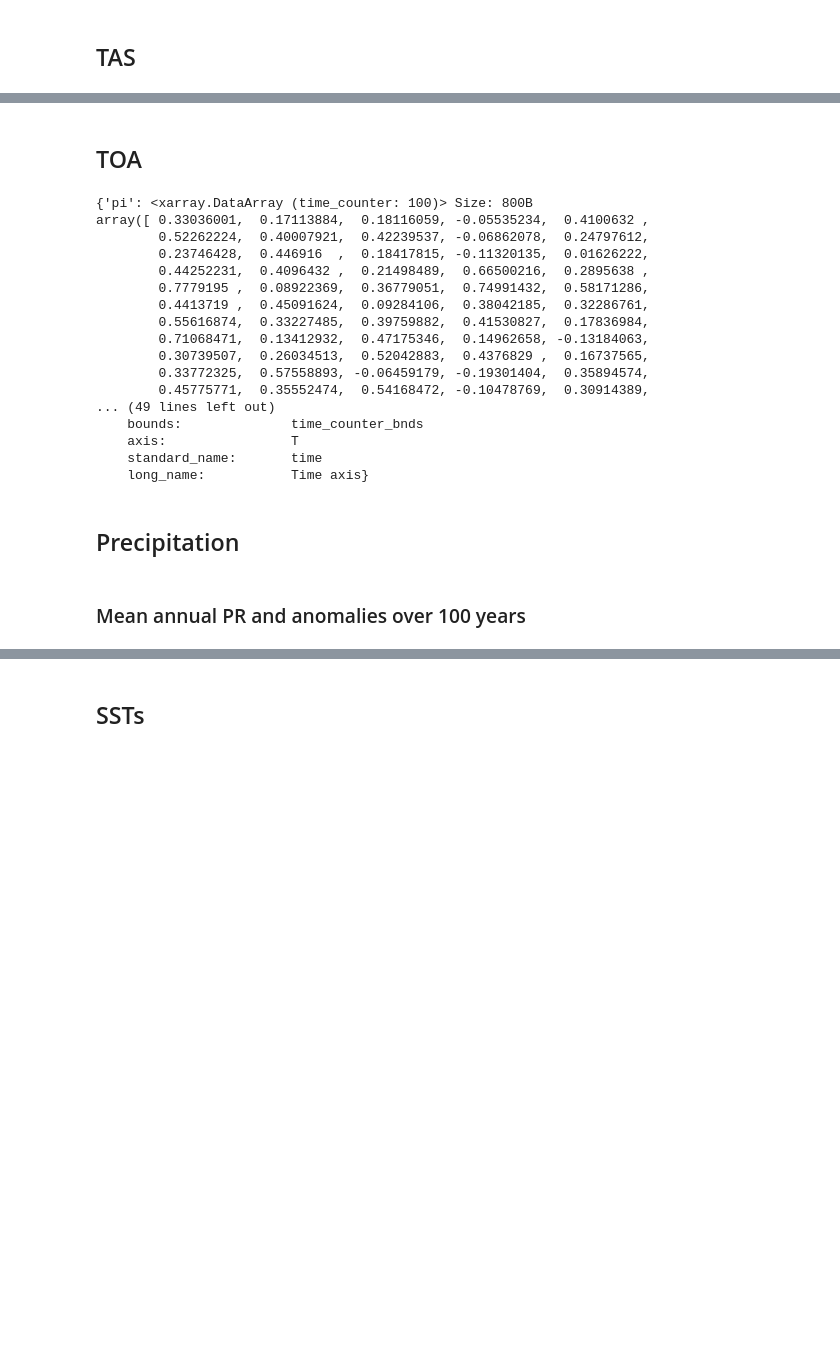
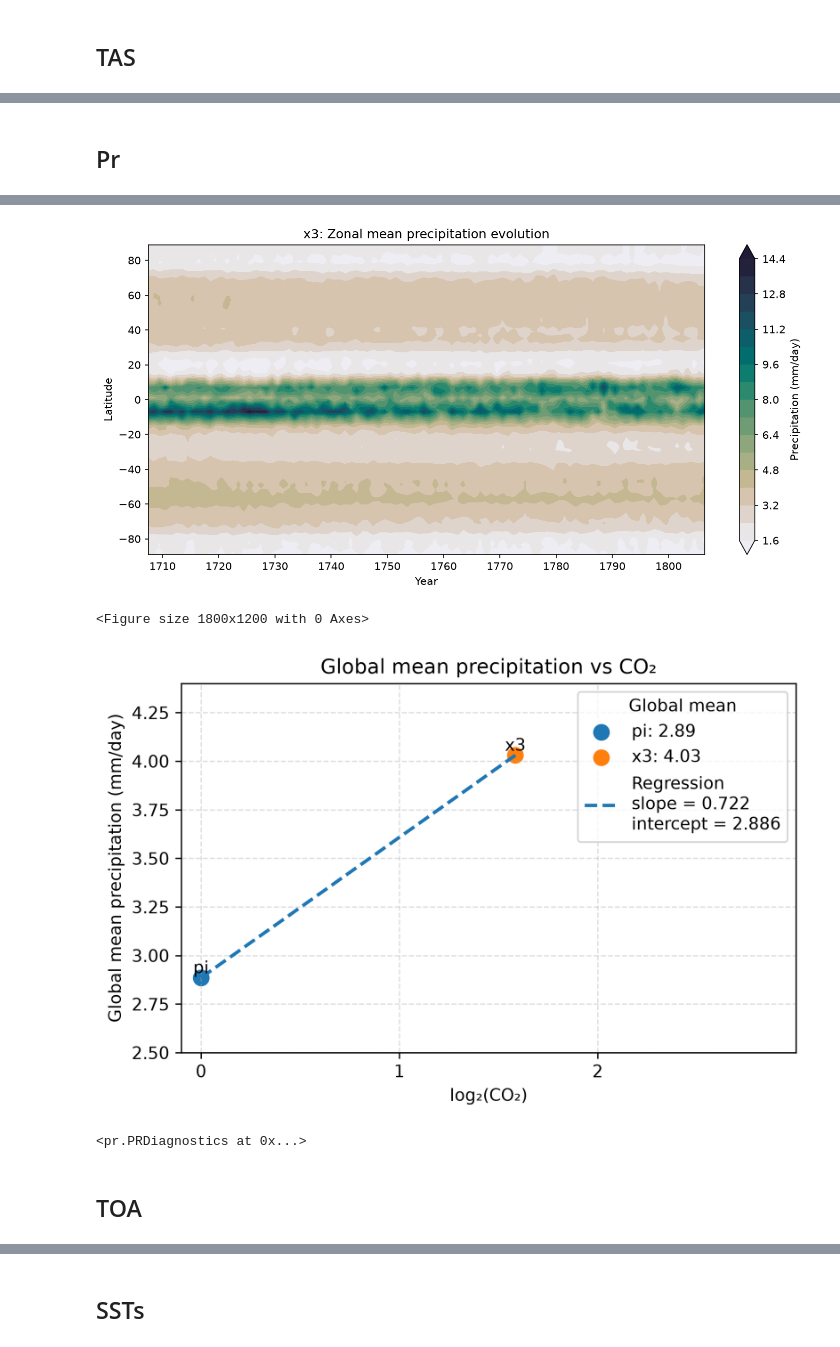
Before and after one commit to renatacoppo/eoctools, a Jupyter notebook: eoctools/data_analysis/da_new.ipynb, the cells around one changed output, grey strips where cells are left out. Drawn from its saved outputs; the diff is of its cells as text; code cells hidden in the pictures; blank space fills up the shorter version.

```diff
--- a/eoctools/data_analysis/data-analysis-new.ipynb
+++ b/eoctools/data_analysis/da_new.ipynb
@@ -185,0 +82,12 @@ tas_ts = {
+# %% [markdown]
+## Pr
+# %%
+# ==========================================================
+# PR diagnostics
+# ==========================================================
+
+diag.pr.run(
+    plot=True,
+    plot_experiment="x3"
+)
+# %% [output]
@@ -186,30 +98,6 @@ tas_ts = {
+[figure, added]
+<Figure size 1800x1200 with 0 Axes>
+[figure, added]
+<pr.PRDiagnostics at 0x...>
 # %% [markdown]
 ## TOA
-# %%
-toa = {}
-
-for k, ds in atm.items():
-    toa[k] = global_toa_ts(ds)
-
-
-print (toa)
-# %% [output]
-{'pi': <xarray.DataArray (time_counter: 100)> Size: 800B
-array([ 0.33036001,  0.17113884,  0.18116059, -0.05535234,  0.4100632 ,
-        0.52262224,  0.40007921,  0.42239537, -0.06862078,  0.24797612,
-        0.23746428,  0.446916  ,  0.18417815, -0.11320135,  0.01626222,
-        0.44252231,  0.4096432 ,  0.21498489,  0.66500216,  0.2895638 ,
-        0.7779195 ,  0.08922369,  0.36779051,  0.74991432,  0.58171286,
-        0.4413719 ,  0.45091624,  0.09284106,  0.38042185,  0.32286761,
-        0.55616874,  0.33227485,  0.39759882,  0.41530827,  0.17836984,
-        0.71068471,  0.13412932,  0.47175346,  0.14962658, -0.13184063,
-        0.30739507,  0.26034513,  0.52042883,  0.4376829 ,  0.16737565,
-        0.33772325,  0.57558893, -0.06459179, -0.19301404,  0.35894574,
-        0.45775771,  0.35552474,  0.54168472, -0.10478769,  0.30914389,
-... (49 lines left out)
-    bounds:              time_counter_bnds
-    axis:                T
-    standard_name:       time
-    long_name:           Time axis}
-# %% [markdown]
-## Precipitation
@@ -222,2 +103,0 @@ for k, ds in atm.items():
-# %% [markdown]
-### Mean annual PR and anomalies over 100 years
```
Also changed, not shown: parts of 94 cells of this notebook, 10 other files.
